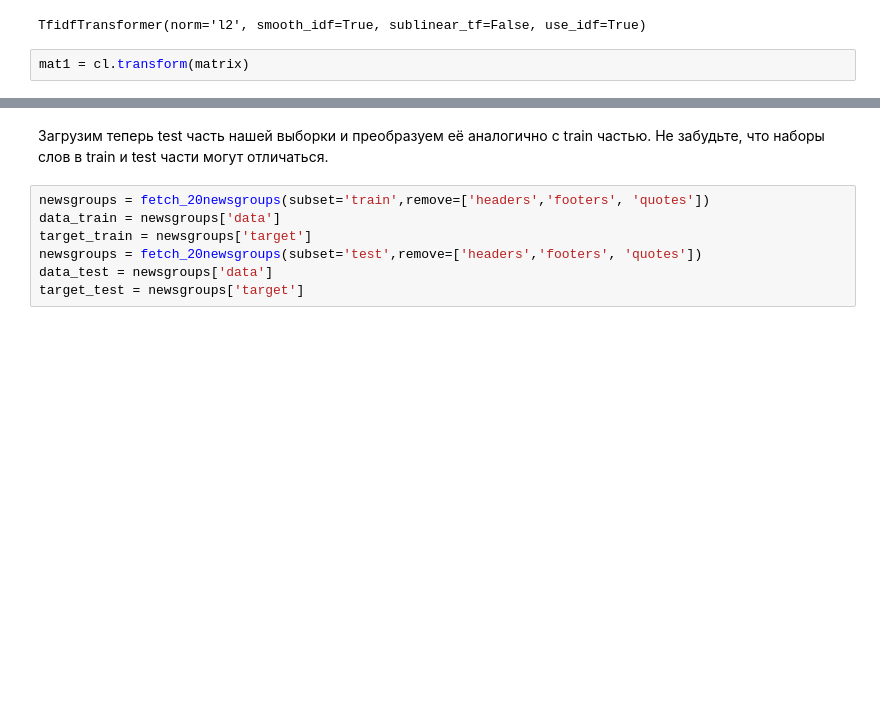
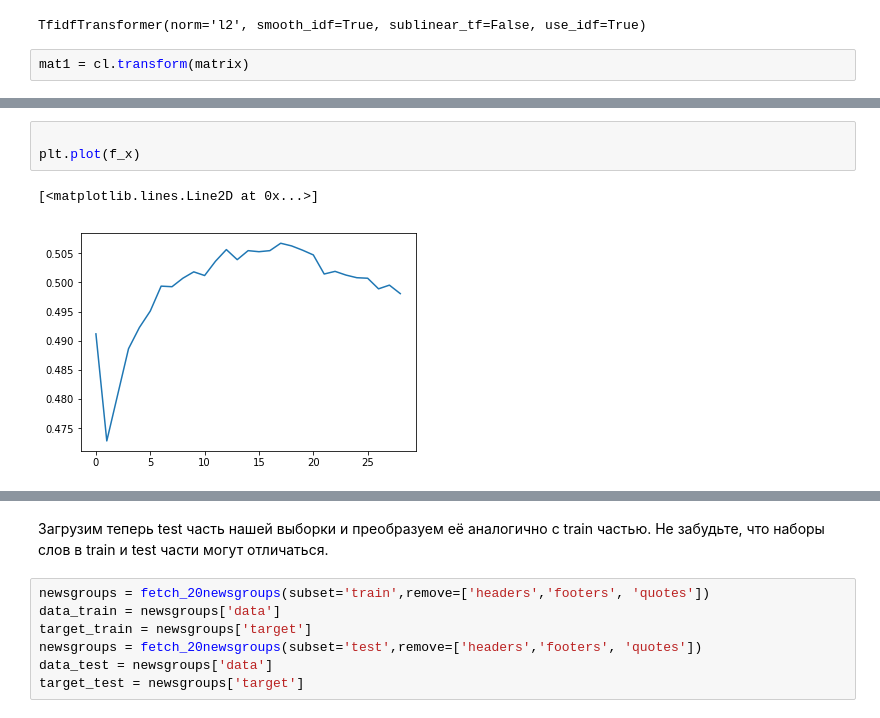
Before and after one commit to SdobnovE/msu_ML_algorythms_autumn_2019, a Jupyter notebook: 2019-09/hw1/hw1.ipynb, the cells around one changed output, grey strips where cells are left out. Saved outputs shown, nothing was run; the diff lists cells and outputs as text; blank space fills up the shorter version.

```diff
--- a/2019-09/hw1/hw1.ipynb
+++ b/2019-09/hw1/hw1.ipynb
@@ -379,3 +497,9 @@ mat1 = cl.transform(matrix)
+# %%
+
+plt.plot(f_x)
+# %% [output]
+[<matplotlib.lines.Line2D at 0x...>]
+[figure, added]
 # %%
 f_x = []
 x_ = []
```
Also changed, not shown: parts of 73 cells of this notebook.
